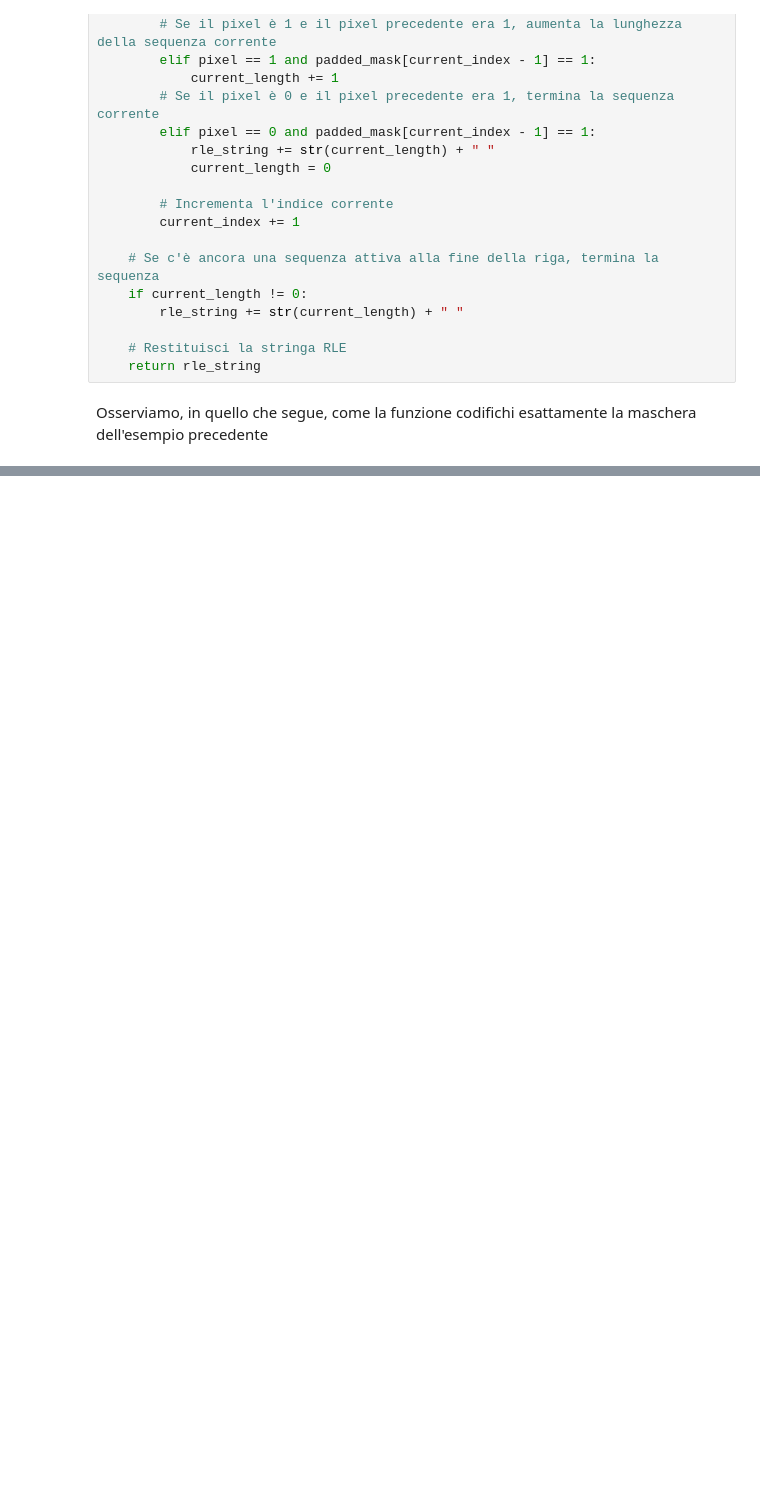
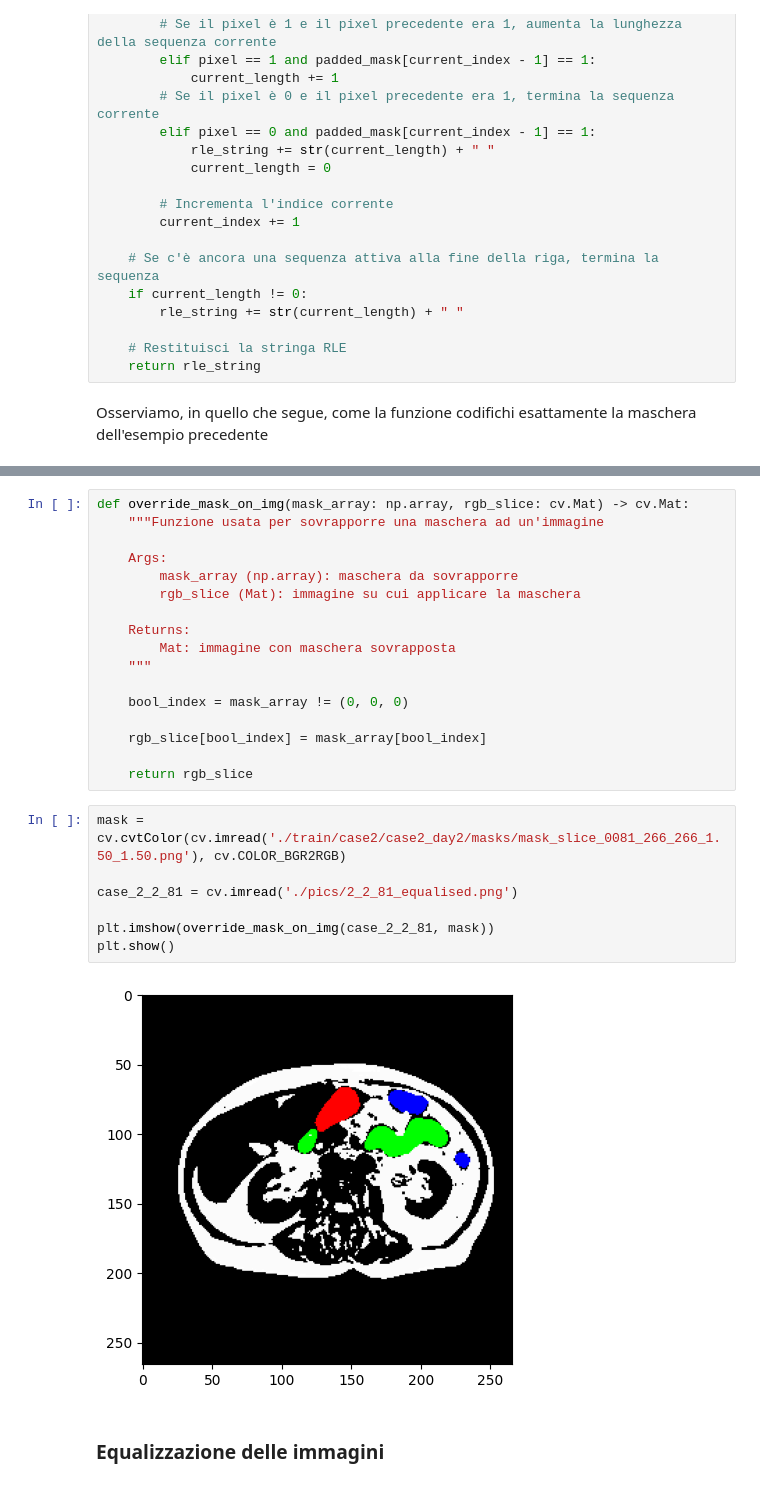
Before and after one commit to justdoit1897/BD-Image-Segmentation-Project, a Jupyter notebook: notebook.ipynb, the cells around one changed output, grey strips where cells are left out. Saved outputs shown, nothing was run; the diff lists cells and outputs as text; blank space fills up the shorter version.

```diff
--- a/notebook.ipynb
+++ b/notebook.ipynb
@@ -786,0 +818,28 @@ Stringa originale:
+# %%
+def override_mask_on_img(mask_array: np.array, rgb_slice: cv.Mat) -> cv.Mat:
+    """Funzione usata per sovrapporre una maschera ad un'immagine
+
+    Args:
+        mask_array (np.array): maschera da sovrapporre
+        rgb_slice (Mat): immagine su cui applicare la maschera
+
+    Returns:
+        Mat: immagine con maschera sovrapposta
+    """
+
+    bool_index = mask_array != (0, 0, 0)
+
+    rgb_slice[bool_index] = mask_array[bool_index]
+
+    return rgb_slice
+# %%
+mask = cv.cvtColor(cv.imread('./train/case2/case2_day2/masks/mask_slice_0081_266_266_1.50_1.50.png'), cv.COLOR_BGR2RGB)
+
+case_2_2_81 = cv.imread('./pics/2_2_81_equalised.png')
+
+plt.imshow(override_mask_on_img(case_2_2_81, mask))
+plt.show()
+# %% [output]
+[figure, added]
+# %% [markdown]
+### Equalizzazione delle immagini
```
Also changed, not shown: parts of 8 cells of this notebook.
